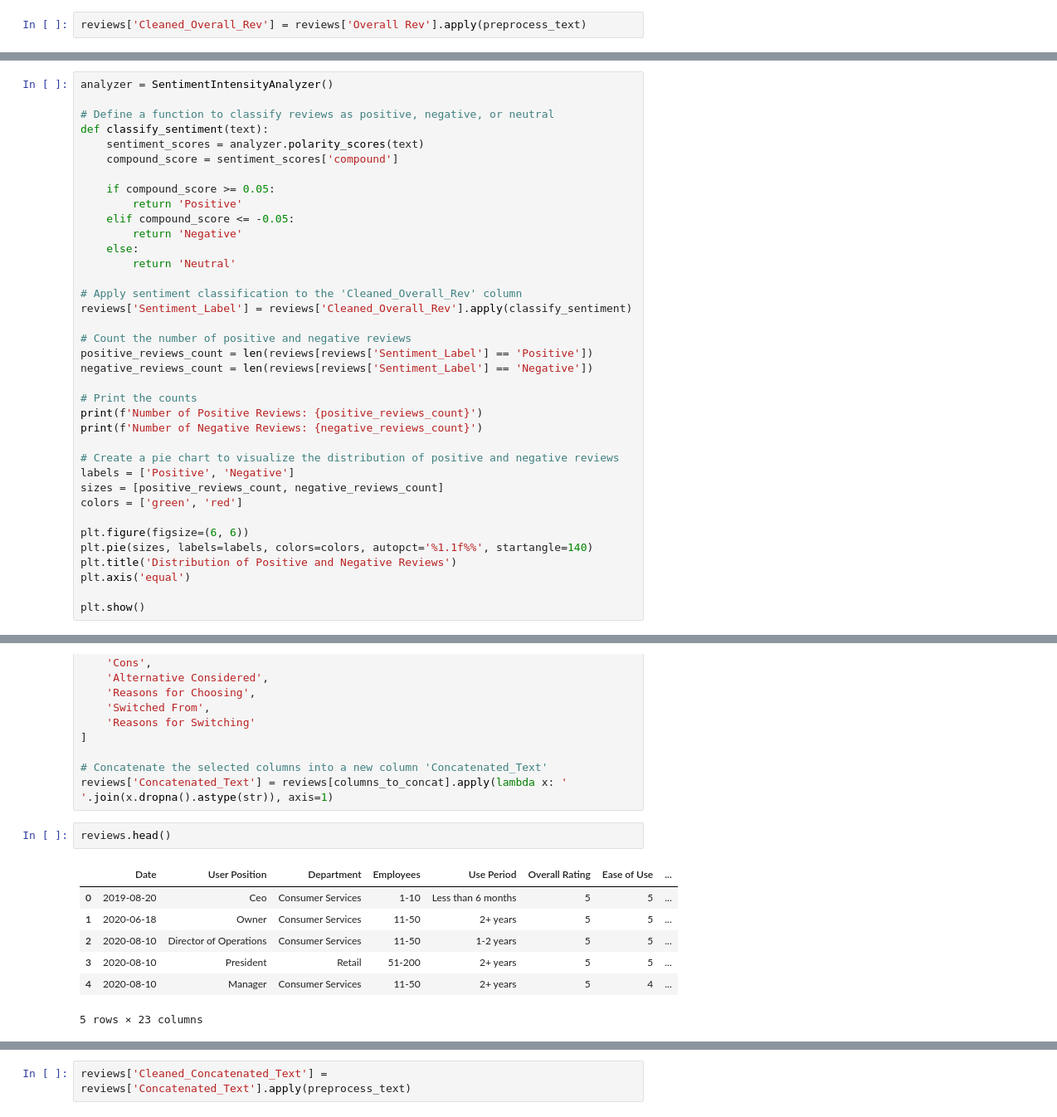
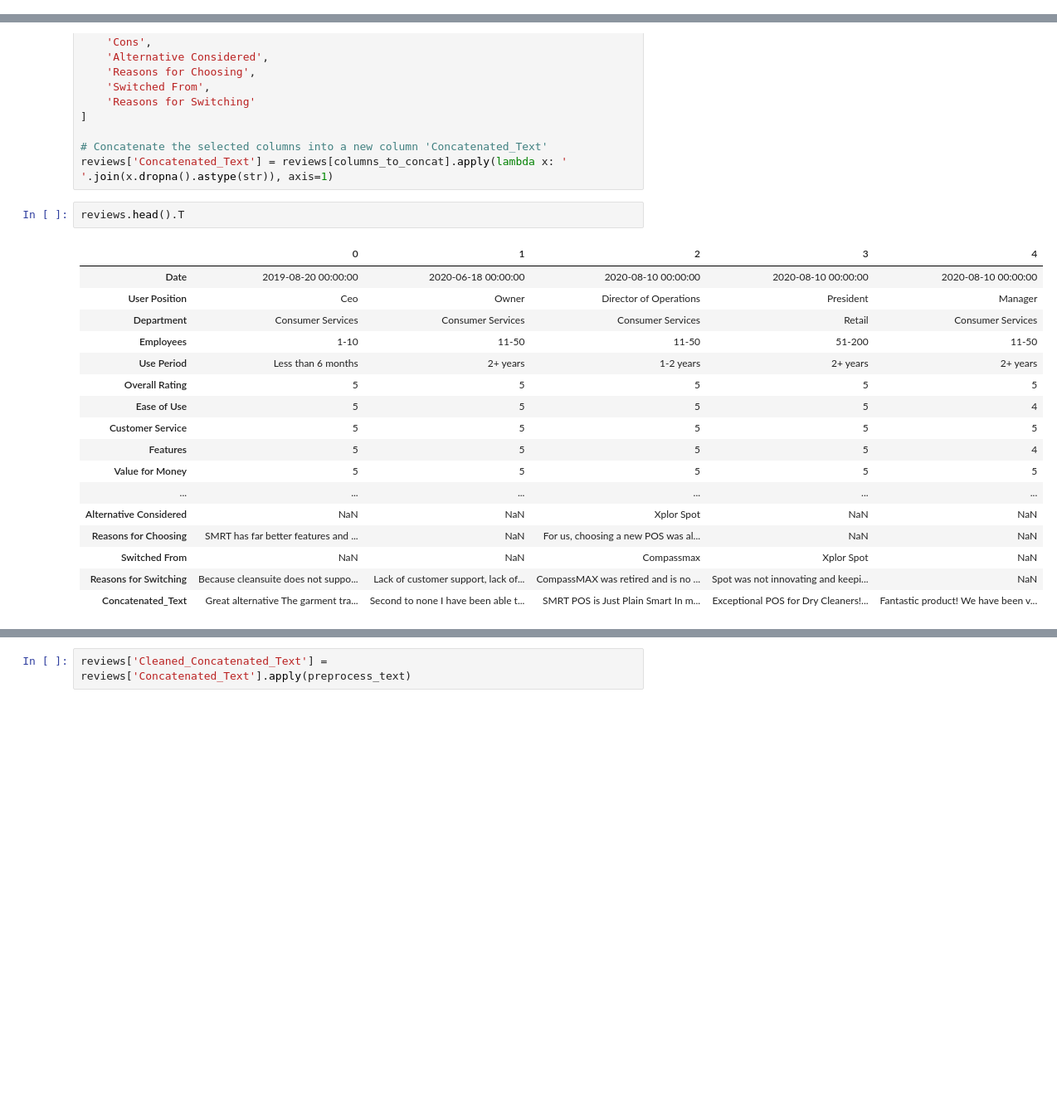
Before and after one commit to ArifAygun/Sentiment-Analysis-SMRT, a Jupyter notebook: SMRT_Statistical_Analysis.ipynb, the cells around one changed output, grey strips where cells are left out. Shown at 83% size. Cells and saved outputs as stored; diff of their text form; blank space fills up the shorter version.

```diff
--- a/SMRT_Statistical_Analysis.ipynb
+++ b/SMRT_Statistical_Analysis.ipynb
@@ -551,2 +567,0 @@ def preprocess_text(text):
-# %%
-reviews['Cleaned_Overall_Rev'] = reviews['Overall Rev'].apply(preprocess_text)
@@ -595,37 +567,0 @@ for topic in topics:
-# %%
-analyzer = SentimentIntensityAnalyzer()
-
-# Define a function to classify reviews as positive, negative, or neutral
-def classify_sentiment(text):
-    sentiment_scores = analyzer.polarity_scores(text)
-    compound_score = sentiment_scores['compound']
-
-    if compound_score >= 0.05:
-        return 'Positive'
-    elif compound_score <= -0.05:
-        return 'Negative'
-    else:
-        return 'Neutral'
-
-# Apply sentiment classification to the 'Cleaned_Overall_Rev' column
-reviews['Sentiment_Label'] = reviews['Cleaned_Overall_Rev'].apply(classify_sentiment)
-
-# Count the number of positive and negative reviews
-positive_reviews_count = len(reviews[reviews['Sentiment_Label'] == 'Positive'])
-negative_reviews_count = len(reviews[reviews['Sentiment_Label'] == 'Negative'])
-
-# Print the counts
-print(f'Number of Positive Reviews: {positive_reviews_count}')
-print(f'Number of Negative Reviews: {negative_reviews_count}')
-
-# Create a pie chart to visualize the distribution of positive and negative reviews
-labels = ['Positive', 'Negative']
-sizes = [positive_reviews_count, negative_reviews_count]
-colors = ['green', 'red']
-
-plt.figure(figsize=(6, 6))
-plt.pie(sizes, labels=labels, colors=colors, autopct='%1.1f%%', startangle=140)
-plt.title('Distribution of Positive and Negative Reviews')
-plt.axis('equal')
-
-plt.show()
@@ -650,12 +582,22 @@ columns_to_concat = [
 # Concatenate the selected columns into a new column 'Concatenated_Text'
 reviews['Concatenated_Text'] = reviews[columns_to_concat].apply(lambda x: ' '.join(x.dropna().astype(str)), axis=1)
 # %%
-reviews.head()
+reviews.head().T
 # %% [output]
-|  | Date | User Position | Department | Employees | Use Period | Overall Rating | Ease of Use | ... |
-| 0 | 2019-08-20 | Ceo | Consumer Services | 1-10 | Less than 6 months | 5 | 5 | ... |
-| 1 | 2020-06-18 | Owner | Consumer Services | 11-50 | 2+ years | 5 | 5 | ... |
-| 2 | 2020-08-10 | Director of Operations | Consumer Services | 11-50 | 1-2 years | 5 | 5 | ... |
-| 3 | 2020-08-10 | President | Retail | 51-200 | 2+ years | 5 | 5 | ... |
-| 4 | 2020-08-10 | Manager | Consumer Services | 11-50 | 2+ years | 5 | 4 | ... |
+|  | 0 | 1 | 2 | 3 | 4 |
+| Date | 2019-08-20 00:00:00 | 2020-06-18 00:00:00 | 2020-08-10 00:00:00 | 2020-08-10 00:00:00 | 2020-08-10 00:00:00 |
+| User Position | Ceo | Owner | Director of Operations | President | Manager |
+| Department | Consumer Services | Consumer Services | Consumer Services | Retail | Consumer Services |
+| Employees | 1-10 | 11-50 | 11-50 | 51-200 | 11-50 |
+| Use Period | Less than 6 months | 2+ years | 1-2 years | 2+ years | 2+ years |
+| Overall Rating | 5 | 5 | 5 | 5 | 5 |
+| Ease of Use | 5 | 5 | 5 | 5 | 4 |
+| Customer Service | 5 | 5 | 5 | 5 | 5 |
+| Features | 5 | 5 | 5 | 5 | 4 |
+| Value for Money | 5 | 5 | 5 | 5 | 5 |
+| ... | ... | ... | ... | ... | ... |
+| Alternative Considered | NaN | NaN | Xplor Spot | NaN | NaN |
+| Reasons for Choosing | SMRT has far better features and ... | NaN | For us, choosing a new POS was al... | NaN | NaN |
+| Switched From | NaN | NaN | Compassmax | Xplor Spot | NaN |
+| Reasons for Switching | Because cleansuite does not suppo... | Lack of customer support, lack of... | CompassMAX was retired and is no ... | Spot was not innovating and keepi... | NaN |
+| Concatenated_Text | Great alternative The garment tra... | Second to none I have been able t... | SMRT POS is Just Plain Smart In m... | Exceptional POS for Dry Cleaners!... | Fantastic product! We have been v... |
-5 rows × 23 columns
```
Also changed, not shown: parts of 25 cells of this notebook.
